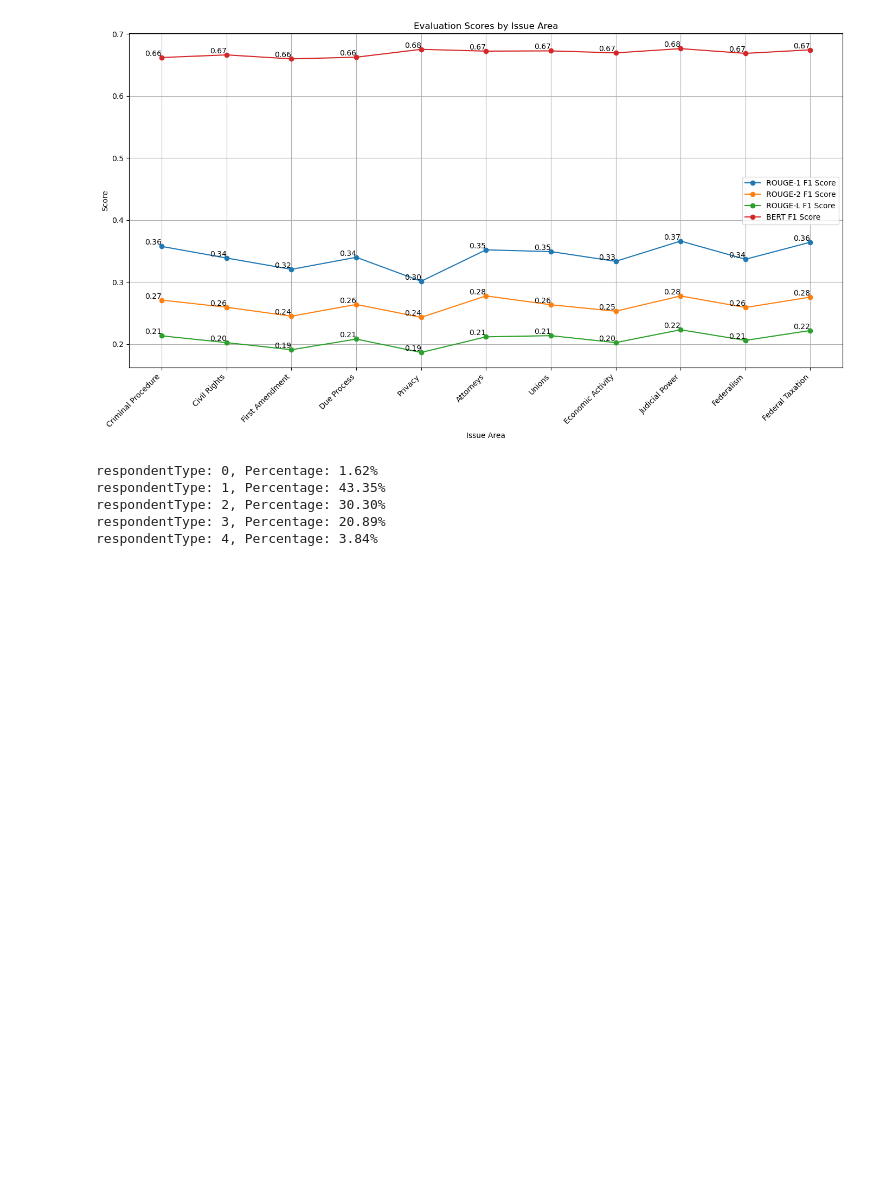
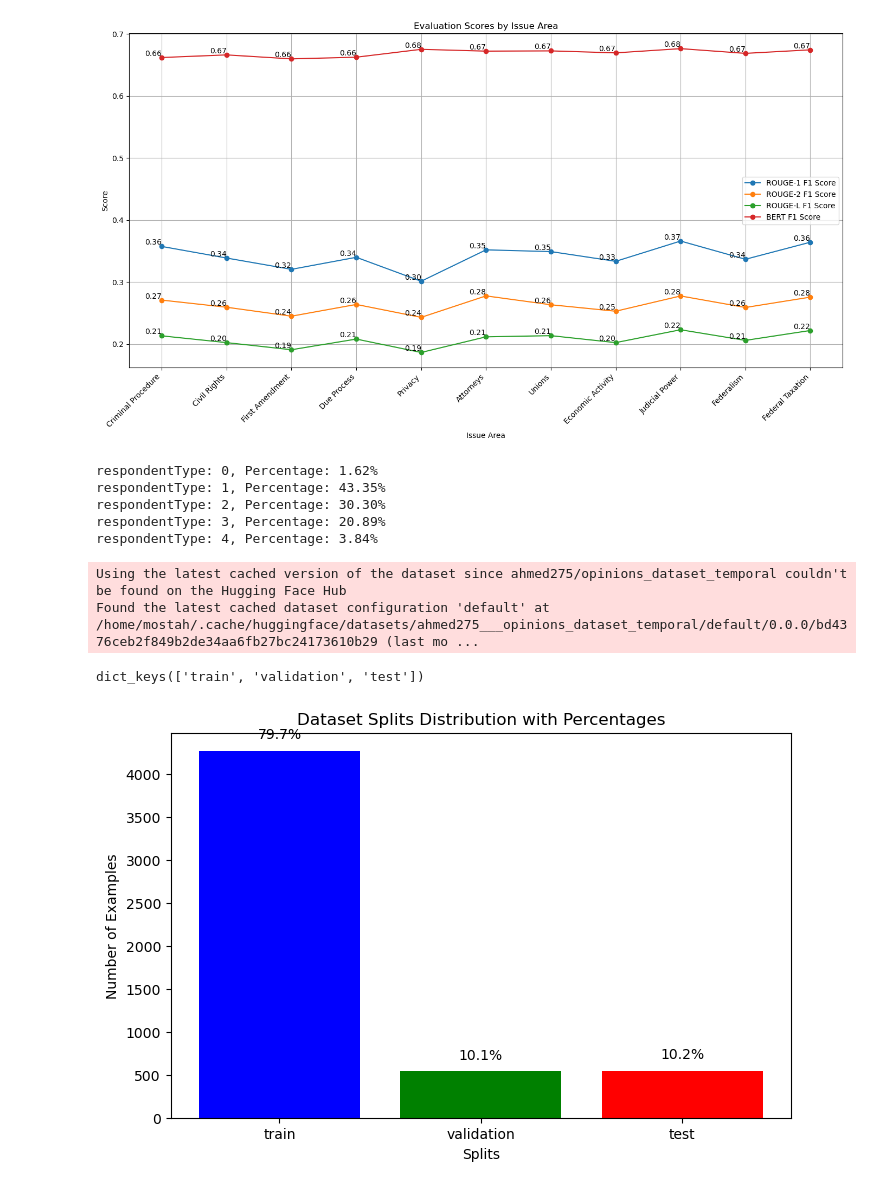
Before and after one commit to ahmed807/fairness, a Jupyter notebook: data_processing/Graphs.ipynb, the cells around one changed output. Cells and saved outputs as stored; diff of their text form; code cells hidden in the pictures; blank space fills up the shorter version.

```diff
--- a/data_processing/Graphs.ipynb
+++ b/data_processing/Graphs.ipynb
@@ -265,3 +312,44 @@ respondentType: 1, Percentage: 43.35%
 respondentType: 2, Percentage: 30.30%
 respondentType: 3, Percentage: 20.89%
 respondentType: 4, Percentage: 3.84%
+# %%
+from datasets import load_dataset
+import matplotlib.pyplot as plt
+
+# Load the dataset
+dataset = load_dataset('ahmed275/opinions_dataset_temporal')  # Replace 'imdb' with your dataset name
+
+# Inspect the splits
+print(dataset.keys())  # Output: dict_keys(['train', 'test', 'unsupervised'])
+
+# Get the size of each split
+split_sizes = {split: len(dataset[split]) for split in dataset.keys()}
+
+# Calculate percentages
+total_size = sum(split_sizes.values())
+split_percentages = {split: (size / total_size) * 100 for split, size in split_sizes.items()}
+
+# Plot the splits with percentages
+plt.figure(figsize=(8, 5))
+bars = plt.bar(split_sizes.keys(), split_sizes.values(), color=['blue', 'green', 'red'])
+
+# Add percentages on top of the bars
+for bar, split in zip(bars, split_sizes.keys()):
+    height = bar.get_height()
+    plt.text(
+        bar.get_x() + bar.get_width() / 2,  # X position
+        height + 0.02 * total_size,         # Y position (slightly above the bar)
+        f'{split_percentages[split]:.1f}%', # Percentage text
+        ha='center',                        # Horizontal alignment
+        va='bottom'                         # Vertical alignment
+    )
+
+plt.xlabel('Splits')
+plt.ylabel('Number of Examples')
+plt.title('Dataset Splits Distribution with Percentages')
+plt.show()
+# %% [output]
+Using the latest cached version of the dataset since ahmed275/opinions_dataset_temporal couldn't be found on the Hugging Face Hub
+Found the latest cached dataset configuration 'default' at /home/mostah/.cache/huggingface/datasets/ahmed275___opinions_dataset_temporal/default/0.0.0/bd4376ceb2f849b2de34aa6fb27bc24173610b29 (last mo ...
+dict_keys(['train', 'validation', 'test'])
+[figure, added]
```
Also changed, not shown: parts of 9 cells of this notebook, 9 other files.
